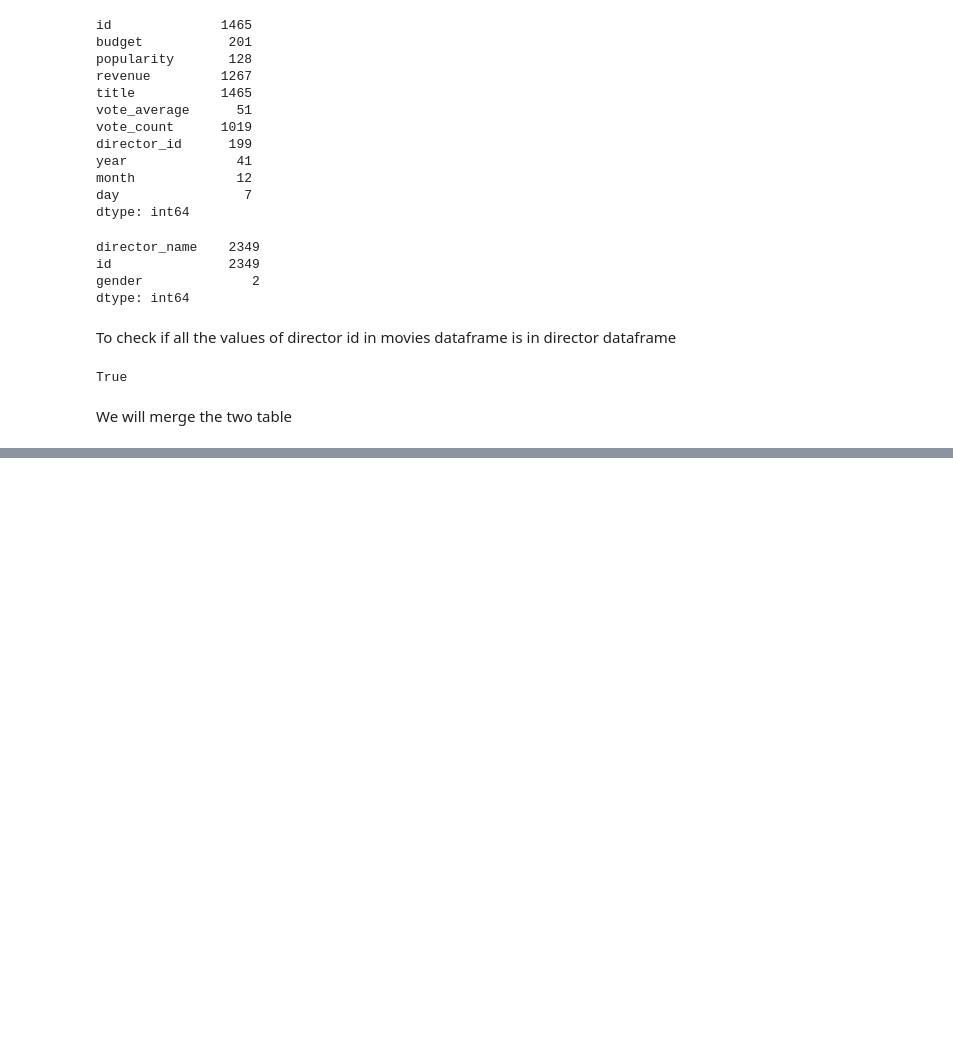
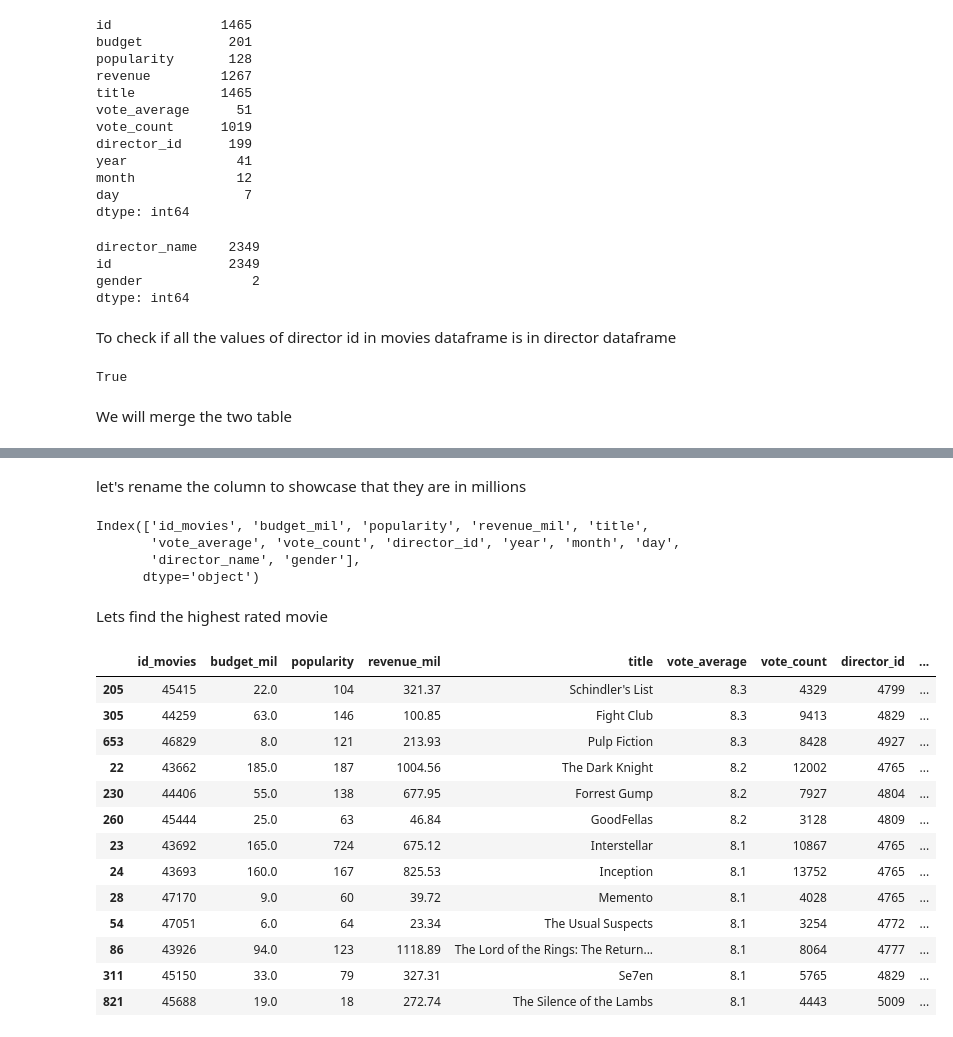
Before and after one commit to AntaraR12/IMDB_Movies-overview, a Jupyter notebook: notebook.ipynb, the cells around one changed output, grey strips where cells are left out. Cells and saved outputs as stored; diff of their text form; code cells hidden in the pictures; blank space fills up the shorter version.

```diff
--- a/notebook.ipynb
+++ b/notebook.ipynb
@@ -140,0 +214,3 @@ movies.merge(directors, left_on= "director_id", right_on= "id", how= "inner", su
+# %%
+df["budget"] = (df['budget']/1000000).round(2)
+df
@@ -140,0 +231,2 @@ movies.merge(directors, left_on= "director_id", right_on= "id", how= "inner", su
+# %%
+df["revenue"] =   (df["revenue"]/1000000).round(2)
@@ -140,0 +249,32 @@ movies.merge(directors, left_on= "director_id", right_on= "id", how= "inner", su
+# %% [markdown]
+let's rename the column to showcase that they are in millions
+# %%
+df.rename(columns= {"budget": "budget_mil"}, inplace= True)
+# %%
+df.rename(columns= {"revenue": "revenue_mil"}, inplace= True)
+# %%
+df.columns
+# %% [output]
+Index(['id_movies', 'budget_mil', 'popularity', 'revenue_mil', 'title',
+       'vote_average', 'vote_count', 'director_id', 'year', 'month', 'day',
+       'director_name', 'gender'],
+      dtype='object')
+# %% [markdown]
+Lets find the highest rated movie
+# %%
+df.loc[df["vote_average"]> 8].sort_values(by= "vote_average", ascending= False)
+# %% [output]
+|  | id_movies | budget_mil | popularity | revenue_mil | title | vote_average | vote_count | director_id | ... |
+| 205 | 45415 | 22.0 | 104 | 321.37 | Schindler's List | 8.3 | 4329 | 4799 | ... |
+| 305 | 44259 | 63.0 | 146 | 100.85 | Fight Club | 8.3 | 9413 | 4829 | ... |
+| 653 | 46829 | 8.0 | 121 | 213.93 | Pulp Fiction | 8.3 | 8428 | 4927 | ... |
+| 22 | 43662 | 185.0 | 187 | 1004.56 | The Dark Knight | 8.2 | 12002 | 4765 | ... |
+| 230 | 44406 | 55.0 | 138 | 677.95 | Forrest Gump | 8.2 | 7927 | 4804 | ... |
+| 260 | 45444 | 25.0 | 63 | 46.84 | GoodFellas | 8.2 | 3128 | 4809 | ... |
+| 23 | 43692 | 165.0 | 724 | 675.12 | Interstellar | 8.1 | 10867 | 4765 | ... |
+| 24 | 43693 | 160.0 | 167 | 825.53 | Inception | 8.1 | 13752 | 4765 | ... |
+| 28 | 47170 | 9.0 | 60 | 39.72 | Memento | 8.1 | 4028 | 4765 | ... |
+| 54 | 47051 | 6.0 | 64 | 23.34 | The Usual Suspects | 8.1 | 3254 | 4772 | ... |
+| 86 | 43926 | 94.0 | 123 | 1118.89 | The Lord of the Rings: The Return... | 8.1 | 8064 | 4777 | ... |
+| 311 | 45150 | 33.0 | 79 | 327.31 | Se7en | 8.1 | 5765 | 4829 | ... |
+| 821 | 45688 | 19.0 | 18 | 272.74 | The Silence of the Lambs | 8.1 | 4443 | 5009 | ... |
```
Also changed, not shown: parts of 26 cells of this notebook.
